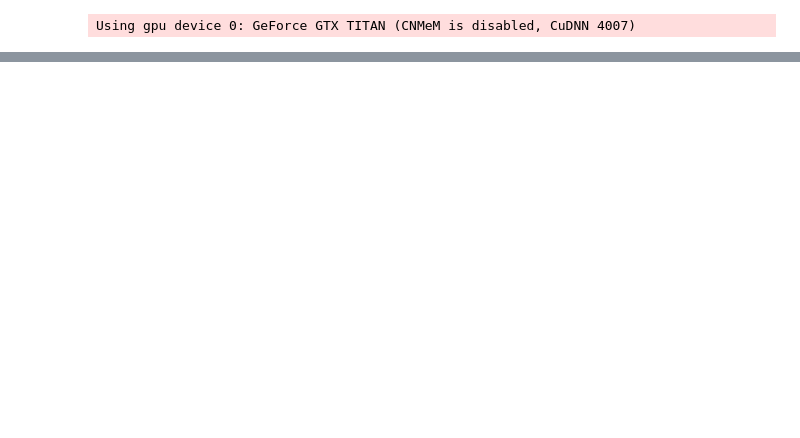
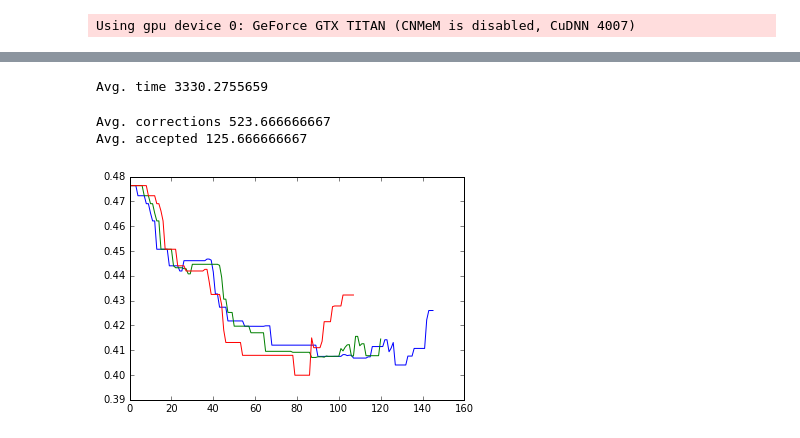
Before and after one commit to VCG/gp, a Jupyter notebook: ipy_test/LOAD_USER.ipynb, the cells around one changed output, grey strips where cells are left out. Cells and saved outputs as stored; diff of their text form; code cells hidden in the pictures; blank space fills up the shorter version.

```diff
--- a/ipy_test/LOAD_USER.ipynb
+++ b/ipy_test/LOAD_USER.ipynb
@@ -187,0 +109,57 @@ array([[[ 1.,  1.,  1., ...,  1.,  1.,  1.],
+# %%
+gp_outputs = []
+gp_times = []
+gp_corrections = []
+gp_vis =[]
+
+for i,f in enumerate(GP_USERS):
+    with open(GP_USERS[i]+'/'+newrhoana, 'rb') as f:
+        gp_newrhoana = pickle.load(f)
+        gp_outputs.append(gp_newrhoana)
+    with open(GP_USERS[i]+'/'+times, 'rb') as f:
+        gp_time = pickle.load(f)
+        gp_time = [int(v) for v in gp_time]
+        gp_times.append(gp_time)
+    with open(GP_USERS[i]+'/'+corrections, 'rb') as f:
+        gp_correction = pickle.load(f)
+        gp_corrections.append(gp_correction)
+    with open(GP_USERS[i]+'/'+correction_vis, 'rb') as f:
+        gp_correction_vis = pickle.load(f)
+        gp_vis.append(gp_correction_vis)
+# %%
+gp_times_mean = []
+for t in gp_times:
+    gp_times_mean.append(np.mean(t))
+print 'Avg. time',np.mean(gp_times_mean)
+# %% [output]
+Avg. time 3330.2755659
+# %%
+gp_corrections_mean = []
+gp_accepted_corrections = []
+for c in gp_corrections:
+    gp_corrections_mean.append(len(c))
+    a_counter = 0
+    for d in c:
+        if d[1] == '1':
+            # user accepted suggested correction
+            a_counter += 1
+
+    gp_accepted_corrections.append(a_counter)
+print 'Avg. corrections',np.mean(gp_corrections_mean)
+print 'Avg. accepted', np.mean(gp_accepted_corrections)
+# %% [output]
+Avg. corrections 523.666666667
+Avg. accepted 125.666666667
+# %%
+vi_per_c_per_user = []
+for v in gp_vis:
+    vis = [init_median_vi]
+    for c in v:
+        vi_per_c = np.median(c)
+        vis.append(vi_per_c)
+    vi_per_c_per_user.append(vis)
+# %%
+for u in vi_per_c_per_user:
+    plt.plot(u)
+# %% [output]
+[figure, added]
```
Also changed, not shown: parts of 37 cells of this notebook, 3 other files.
